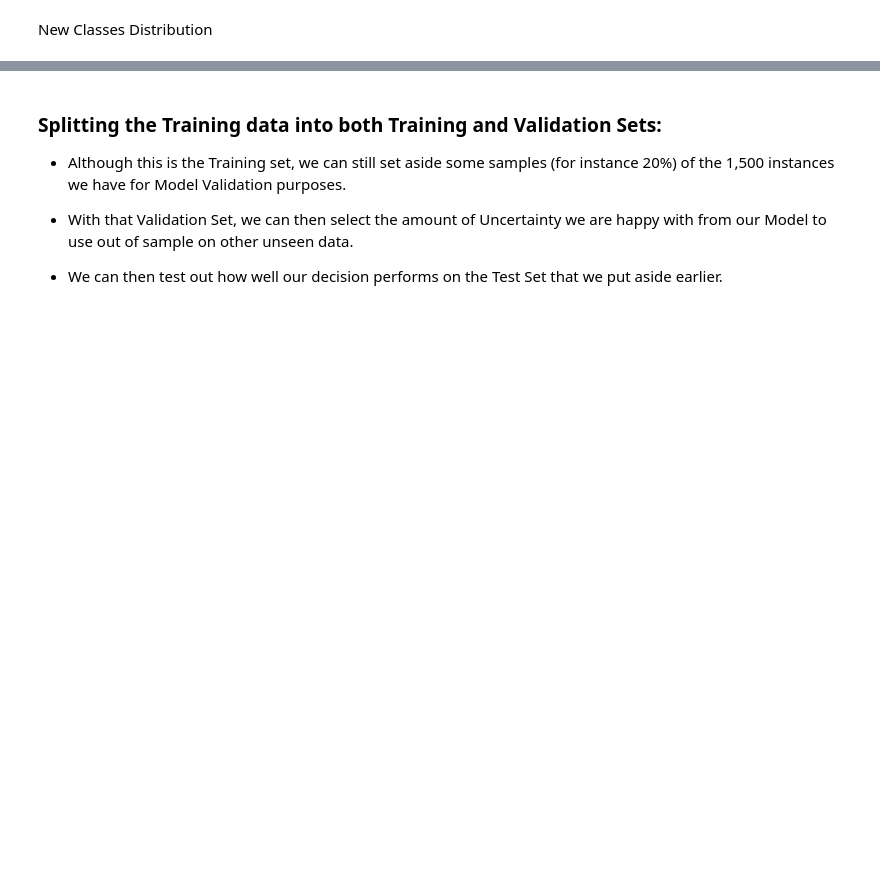
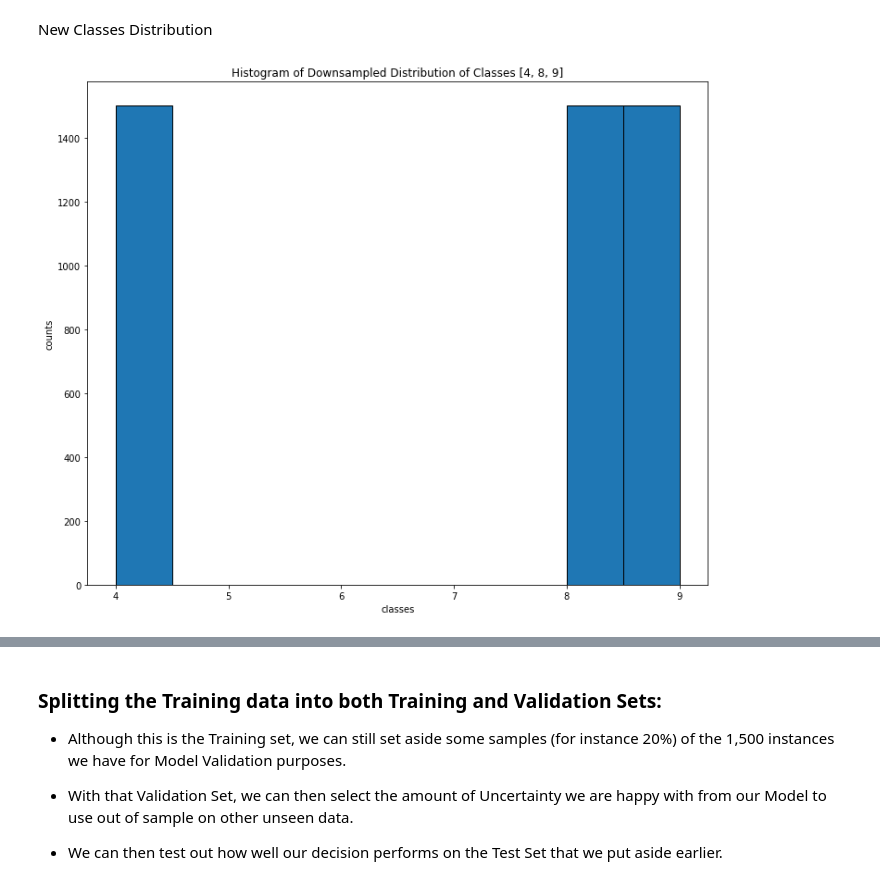
Before and after one commit to andylynchul/ET5003_Assignments, a Jupyter notebook: Week 1/Etivity_1_ALynch_20208189.ipynb, the cells around one changed output, grey strips where cells are left out. Drawn from its saved outputs; the diff is of its cells as text; code cells hidden in the pictures; blank space fills up the shorter version.

```diff
--- a/Week 1/Etivity_1_ALynch_20208189.ipynb
+++ b/Week 1/Etivity_1_ALynch_20208189.ipynb
@@ -211,3 +248,16 @@ New Classes Distribution
+# %%
+# new histogram
+
+fig, ax = plt.subplots(figsize=(12,10))
+ind = np.arange(n_classes)
+
+n, bins, patches = ax.hist(y_train, ec='black', align='mid')
+ax.set_xlabel('classes')
+ax.set_ylabel('counts')
+ax.set_title(r'Histogram of Downsampled Distribution of Classes '+ str(classes))
+plt.show()
+# %% [output]
+[figure, added]
 # %%
 # plot digits
 def plot_digits(instances, images_per_row=5, **options):
```
Also changed, not shown: parts of 41 cells of this notebook.
